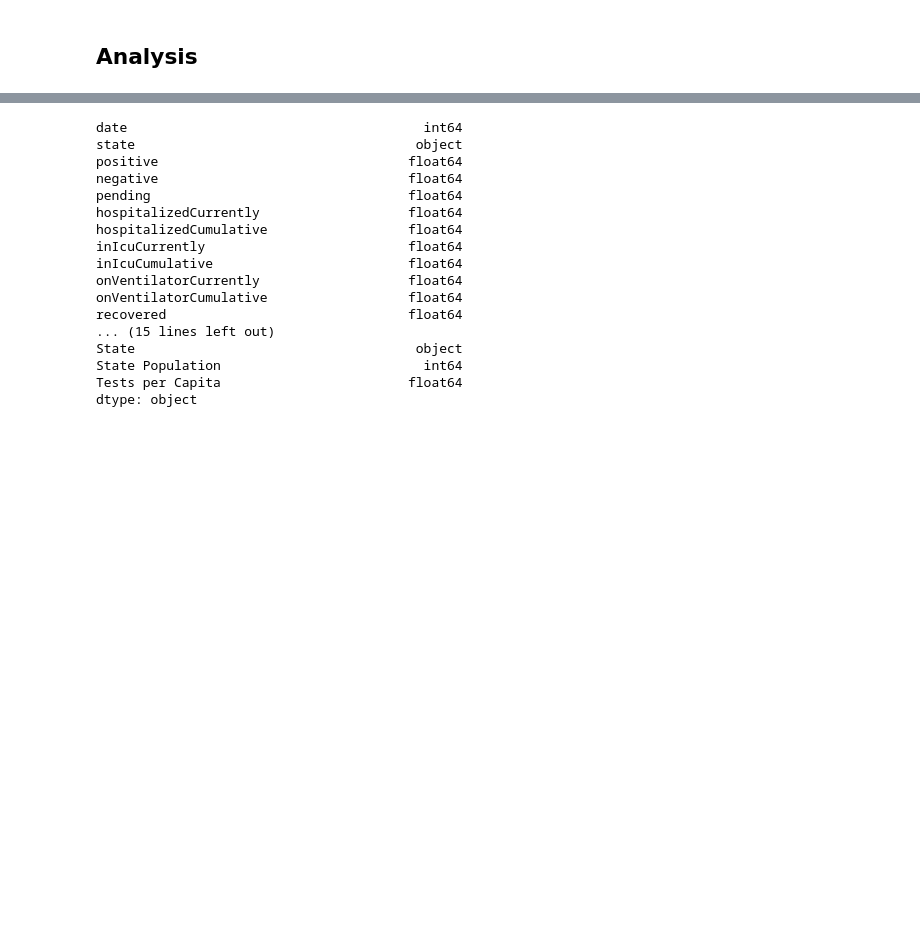
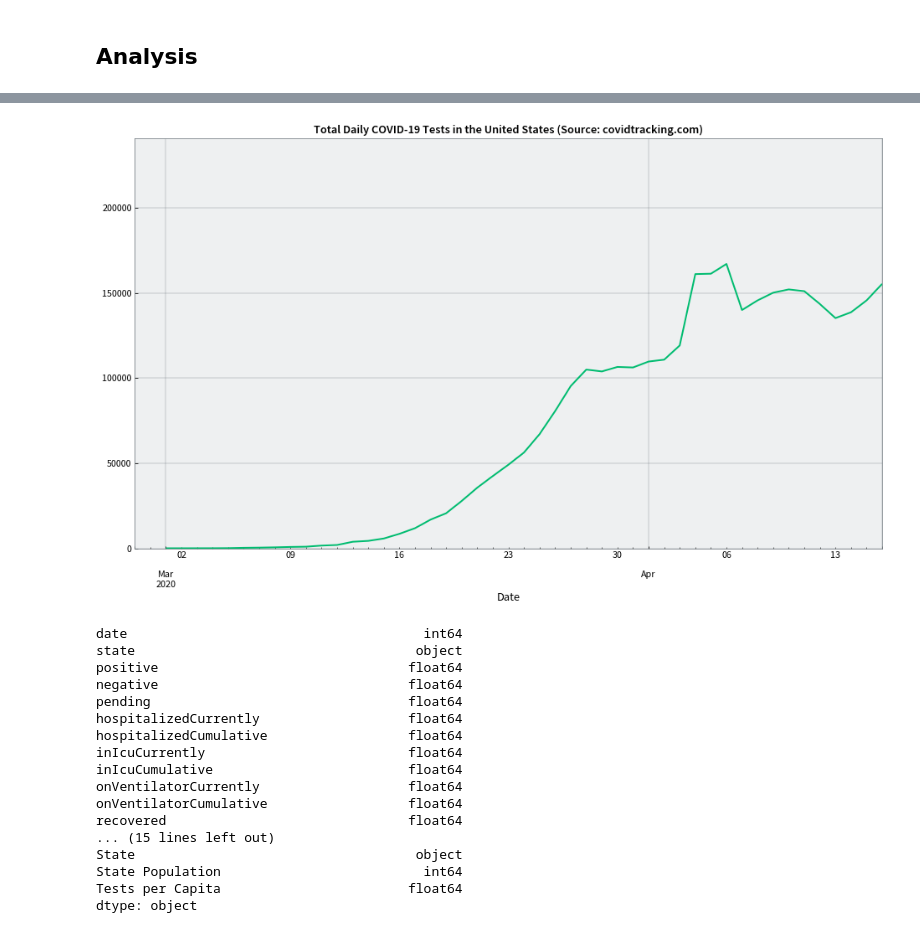
Before and after one commit to RobSpectre/COVID-19-Analysis, a Jupyter notebook: COVID-19 US Testing.ipynb, the cells around one changed output, grey strips where cells are left out. Cells and saved outputs as stored; diff of their text form; code cells hidden in the pictures; blank space fills up the shorter version.

```diff
--- a/COVID-19 US Testing.ipynb
+++ b/COVID-19 US Testing.ipynb
@@ -125,3 +126,12 @@ tests_df.groupby('Date')['totalTestResultsIncrease'].sum().plot(kind='line',
+# %%
+figsize(16, 9)
+
+ax = tests_df.groupby('Date')['totalTestResultsIncrease'].sum().plot(kind='bar')
+tests_df.groupby('Date')['totalTestResultsIncrease'].sum().rolling(3).mean().plot(kind='line', label="Rolling 3 Day Avg", ax=ax,
+                                                                                       title="Total Daily COVID-19 Tests in the United States (Source: covidtracking.com)")
+plt.show()
+# %% [output]
+[figure, added]
 # %%
 tests_df.dtypes
 # %% [output]
```
Also changed, not shown: parts of 41 cells of this notebook, 3 other files.
